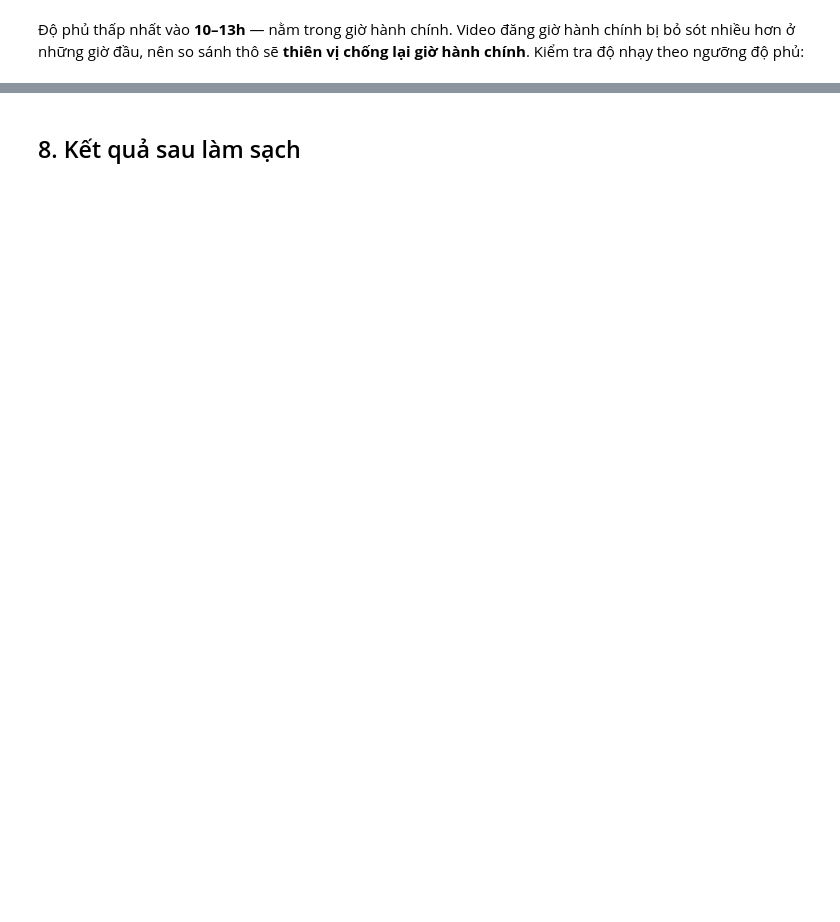
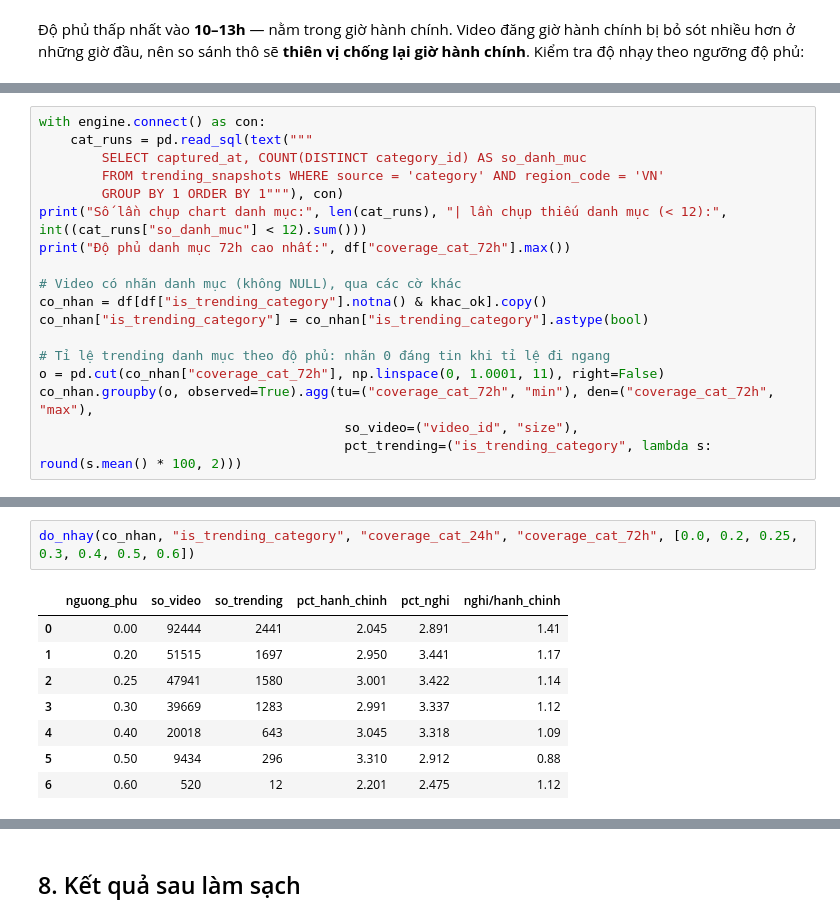
Before and after one commit to 2rBannnz/BanNH_QE210137_TRENDING_ANALYTICS, a Jupyter notebook: notebooks/1_Exploration.ipynb, the cells around one changed output, grey strips where cells are left out. Saved outputs shown, nothing was run; the diff lists cells and outputs as text; blank space fills up the shorter version.

```diff
--- a/notebooks/1_Exploration.ipynb
+++ b/notebooks/1_Exploration.ipynb
@@ -204,0 +218,18 @@ Dữ liệu càng sạch thì chênh lệch càng **thu hẹp nhưng không mấ
+# %%
+with engine.connect() as con:
+    cat_runs = pd.read_sql(text("""
+        SELECT captured_at, COUNT(DISTINCT category_id) AS so_danh_muc
+        FROM trending_snapshots WHERE source = 'category' AND region_code = 'VN'
+        GROUP BY 1 ORDER BY 1"""), con)
+print("Số lần chụp chart danh mục:", len(cat_runs), "| lần chụp thiếu danh mục (< 12):", int((cat_runs["so_danh_muc"] < 12).sum()))
+print("Độ phủ danh mục 72h cao nhất:", df["coverage_cat_72h"].max())
+
+# Video có nhãn danh mục (không NULL), qua các cờ khác
+co_nhan = df[df["is_trending_category"].notna() & khac_ok].copy()
+co_nhan["is_trending_category"] = co_nhan["is_trending_category"].astype(bool)
+
+# Tỉ lệ trending danh mục theo độ phủ: nhãn 0 đáng tin khi tỉ lệ đi ngang
+o = pd.cut(co_nhan["coverage_cat_72h"], np.linspace(0, 1.0001, 11), right=False)
+co_nhan.groupby(o, observed=True).agg(tu=("coverage_cat_72h", "min"), den=("coverage_cat_72h", "max"),
+                                       so_video=("video_id", "size"),
+                                       pct_trending=("is_trending_category", lambda s: round(s.mean() * 100, 2)))
@@ -204,0 +249,11 @@ Dữ liệu càng sạch thì chênh lệch càng **thu hẹp nhưng không mấ
+# %%
+do_nhay(co_nhan, "is_trending_category", "coverage_cat_24h", "coverage_cat_72h", [0.0, 0.2, 0.25, 0.3, 0.4, 0.5, 0.6])
+# %% [output]
+|  | nguong_phu | so_video | so_trending | pct_hanh_chinh | pct_nghi | nghi/hanh_chinh |
+| 0 | 0.00 | 92444 | 2441 | 2.045 | 2.891 | 1.41 |
+| 1 | 0.20 | 51515 | 1697 | 2.950 | 3.441 | 1.17 |
+| 2 | 0.25 | 47941 | 1580 | 3.001 | 3.422 | 1.14 |
+| 3 | 0.30 | 39669 | 1283 | 2.991 | 3.337 | 1.12 |
+| 4 | 0.40 | 20018 | 643 | 3.045 | 3.318 | 1.09 |
+| 5 | 0.50 | 9434 | 296 | 3.310 | 2.912 | 0.88 |
+| 6 | 0.60 | 520 | 12 | 2.201 | 2.475 | 1.12 |
```
Also changed, not shown: parts of 18 cells of this notebook, 1 other file.
